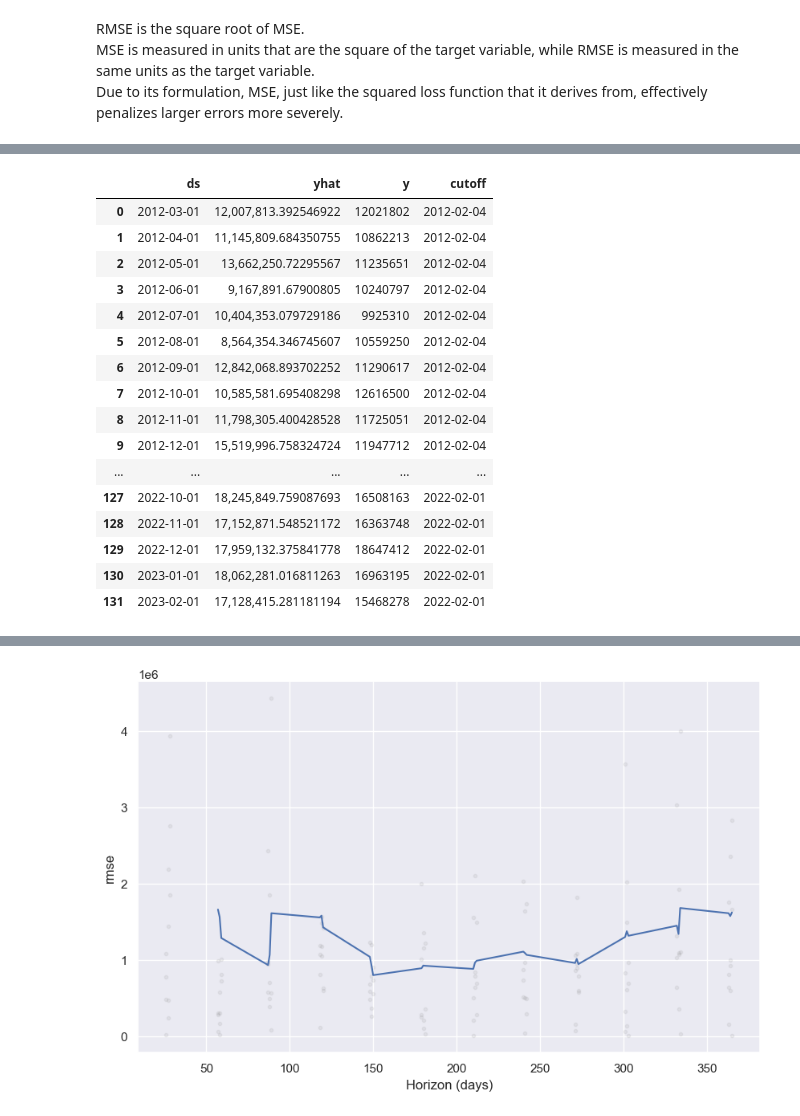
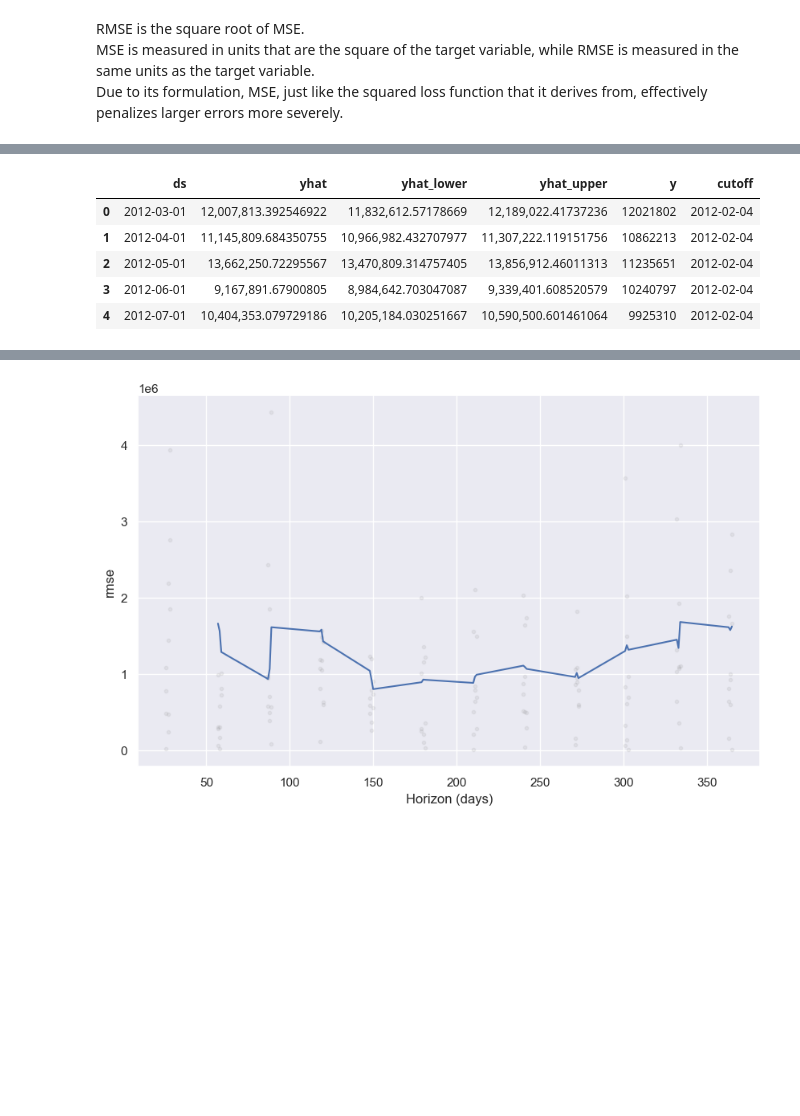
Before and after one commit to MikasSim/final_project, a Jupyter notebook: nb_eda/eda.ipynb, the cells around one changed output, grey strips where cells are left out. Drawn from its saved outputs; the diff is of its cells as text; code cells hidden in the pictures; blank space fills up the shorter version.

```diff
--- a/nb_eda/eda.ipynb
+++ b/nb_eda/eda.ipynb
@@ -187,25 +182,14 @@ INFO:prophet:Making 11 forecasts with cutoffs between 2012-02-04 00:00:00 and 20
 INFO:prophet:Applying in parallel with <concurrent.futures.process.ProcessPoolExecutor object at 0x...>
 [interactive output not drawn]
 # %%
-df_cv[['ds','yhat','y','cutoff']]
+df_cv.head()
 # %% [output]
-|  | ds | yhat | y | cutoff |
-| 0 | 2012-03-01 | 12,007,813.392546922 | 12021802 | 2012-02-04 |
-| 1 | 2012-04-01 | 11,145,809.684350755 | 10862213 | 2012-02-04 |
-| 2 | 2012-05-01 | 13,662,250.72295567 | 11235651 | 2012-02-04 |
-| 3 | 2012-06-01 | 9,167,891.67900805 | 10240797 | 2012-02-04 |
-| 4 | 2012-07-01 | 10,404,353.079729186 | 9925310 | 2012-02-04 |
-| 5 | 2012-08-01 | 8,564,354.346745607 | 10559250 | 2012-02-04 |
-| 6 | 2012-09-01 | 12,842,068.893702252 | 11290617 | 2012-02-04 |
-| 7 | 2012-10-01 | 10,585,581.695408298 | 12616500 | 2012-02-04 |
-| 8 | 2012-11-01 | 11,798,305.400428528 | 11725051 | 2012-02-04 |
-| 9 | 2012-12-01 | 15,519,996.758324724 | 11947712 | 2012-02-04 |
-| ... | ... | ... | ... | ... |
-| 127 | 2022-10-01 | 18,245,849.759087693 | 16508163 | 2022-02-01 |
-| 128 | 2022-11-01 | 17,152,871.548521172 | 16363748 | 2022-02-01 |
-| 129 | 2022-12-01 | 17,959,132.375841778 | 18647412 | 2022-02-01 |
-| 130 | 2023-01-01 | 18,062,281.016811263 | 16963195 | 2022-02-01 |
-| 131 | 2023-02-01 | 17,128,415.281181194 | 15468278 | 2022-02-01 |
+|  | ds | yhat | yhat_lower | yhat_upper | y | cutoff |
+| 0 | 2012-03-01 | 12,007,813.392546922 | 11,832,612.57178669 | 12,189,022.41737236 | 12021802 | 2012-02-04 |
+| 1 | 2012-04-01 | 11,145,809.684350755 | 10,966,982.432707977 | 11,307,222.119151756 | 10862213 | 2012-02-04 |
+| 2 | 2012-05-01 | 13,662,250.72295567 | 13,470,809.314757405 | 13,856,912.46011313 | 11235651 | 2012-02-04 |
+| 3 | 2012-06-01 | 9,167,891.67900805 | 8,984,642.703047087 | 9,339,401.608520579 | 10240797 | 2012-02-04 |
+| 4 | 2012-07-01 | 10,404,353.079729186 | 10,205,184.030251667 | 10,590,500.601461064 | 9925310 | 2012-02-04 |
 [interactive output not drawn]
 # %%
 from prophet.diagnostics import performance_metrics
```
Also changed, not shown: parts of 7 cells of this notebook, 2 other files.
